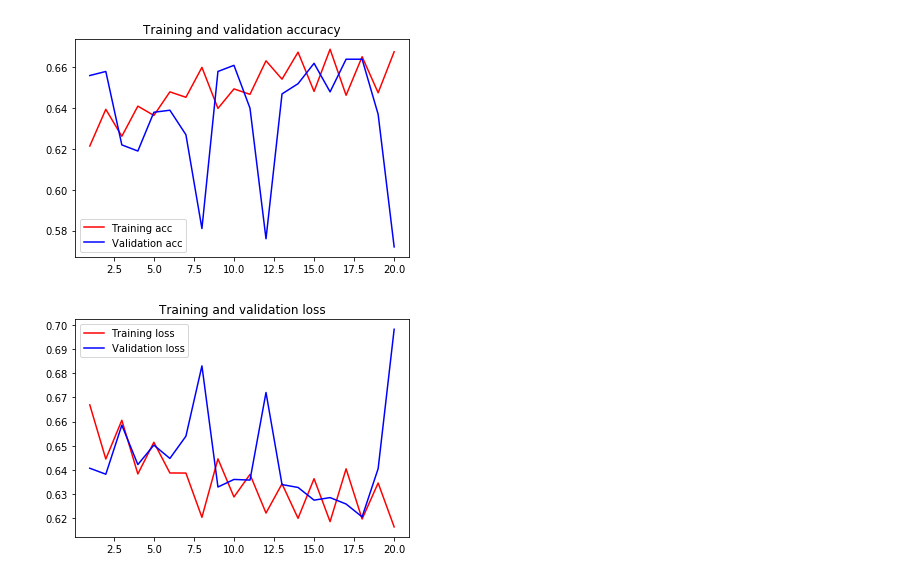
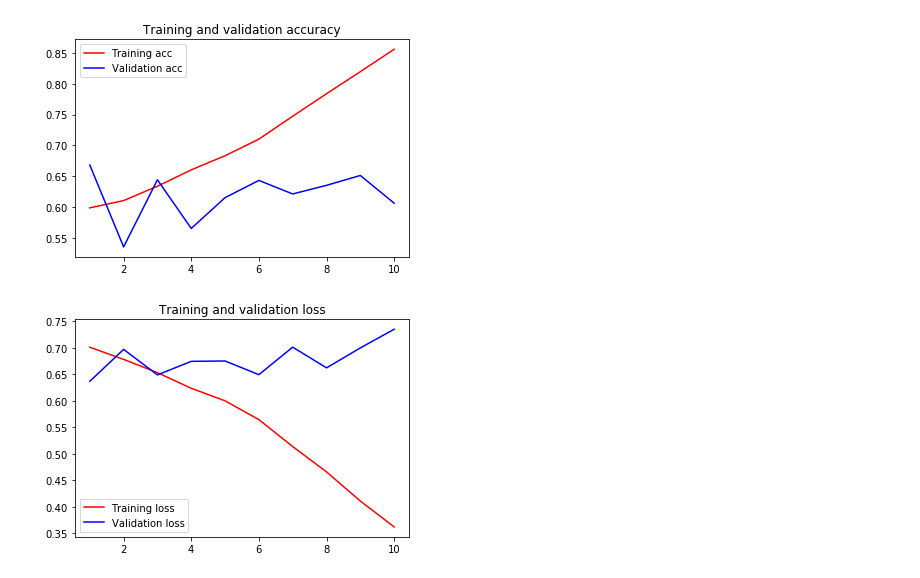
Before and after one commit to data-man-34/XrayNet, a Jupyter notebook: xrayNet-keras-MyNet-Batch.ipynb, the cells around one changed output. Cells and saved outputs as stored; diff of their text form; code cells hidden in the pictures.

```diff
--- a/xrayNet-keras-MyNet-Batch.ipynb
+++ b/xrayNet-keras-MyNet-Batch.ipynb
@@ -58,27 +60,33 @@ model.add(MaxPooling2D(pool_size=(2, 2)))
 model.add(Conv2D(64, (3, 3)))
 model.add(BatchNormalization())
 model.add(Activation('relu'))
+model.add(Dropout(0.2))
 model.add(MaxPooling2D(pool_size=(2, 2)))
 
 model.add(Flatten())
 model.add(Dense(64))
-model.add(Dropout(0.3))
+model.add(Dropout(0.4))
 model.add(BatchNormalization())
 model.add(Activation('relu'))
 
 model.add(Dense(1))
-model.add(BatchNormalization())
 model.add(Activation('sigmoid'))
 
 model.compile(loss='binary_crossentropy',
               optimizer=Adam(lr=0.0001),
               metrics=['accuracy'])
-# %%
-model.fit(
-        X_train,
-        Y_train,
-        epochs=2,
-        validation_split=0.1,
-        verbose = 2,
-        callbacks=callbacks
-        )
+# %%
+os.chdir('C:/Science_Research/')
+
+X_train = arr_to_bw(np.load(f'image_batches/X_train_{0}.npy'))
+Y_train = np.load(f'image_batches/Y_train_{0}.npy').reshape(-1,1)
+
+history = model.fit(
+        X_train,
+        Y_train,
+        batch_size=16,
+        epochs=10,
+        validation_split=0.1,
+        verbose = 2,
+        callbacks=callbacks
+        )
@@ -95,8 +121,8 @@ for bat in tqdm_notebook(range(10)):
     history = model.fit(
         X_train,
         Y_train,
-        batch_size=16,
-        epochs=2,
+        batch_size=32,
+        epochs=10,
         validation_split=0.1,
         verbose = 2,
         callbacks=callbacks
@@ -123,33 +149,32 @@ Epoch 2/2
 # %%
 import matplotlib.pyplot as plt
 
 acc = []
 val_acc = []
 loss = []
 val_loss= []
 
-for history in histories:
-    acc += history.history['acc']
-    val_acc += history.history['val_acc']
-    loss += history.history['loss']
-    val_loss += history.history['val_loss']
+acc += history.history['acc']
+val_acc += history.history['val_acc']
+loss += history.history['loss']
+val_loss += history.history['val_loss']
 
 
 epochs = range(1, len(acc) + 1)
 
 plt.title('Training and validation accuracy')
 plt.plot(epochs, acc, 'red', label='Training acc')
 plt.plot(epochs, val_acc, 'blue', label='Validation acc')
 plt.legend()
 
 plt.figure()
 plt.title('Training and validation loss')
 plt.plot(epochs, loss, 'red', label='Training loss')
 plt.plot(epochs, val_loss, 'blue', label='Validation loss')
 
 plt.legend()
 
 plt.show()
 # %% [output]
-[figure, old version]
+[figure, new version]
-[figure, old version]
+[figure, new version]
```
Also changed, not shown: parts of 2 cells of this notebook, 30 other files.
